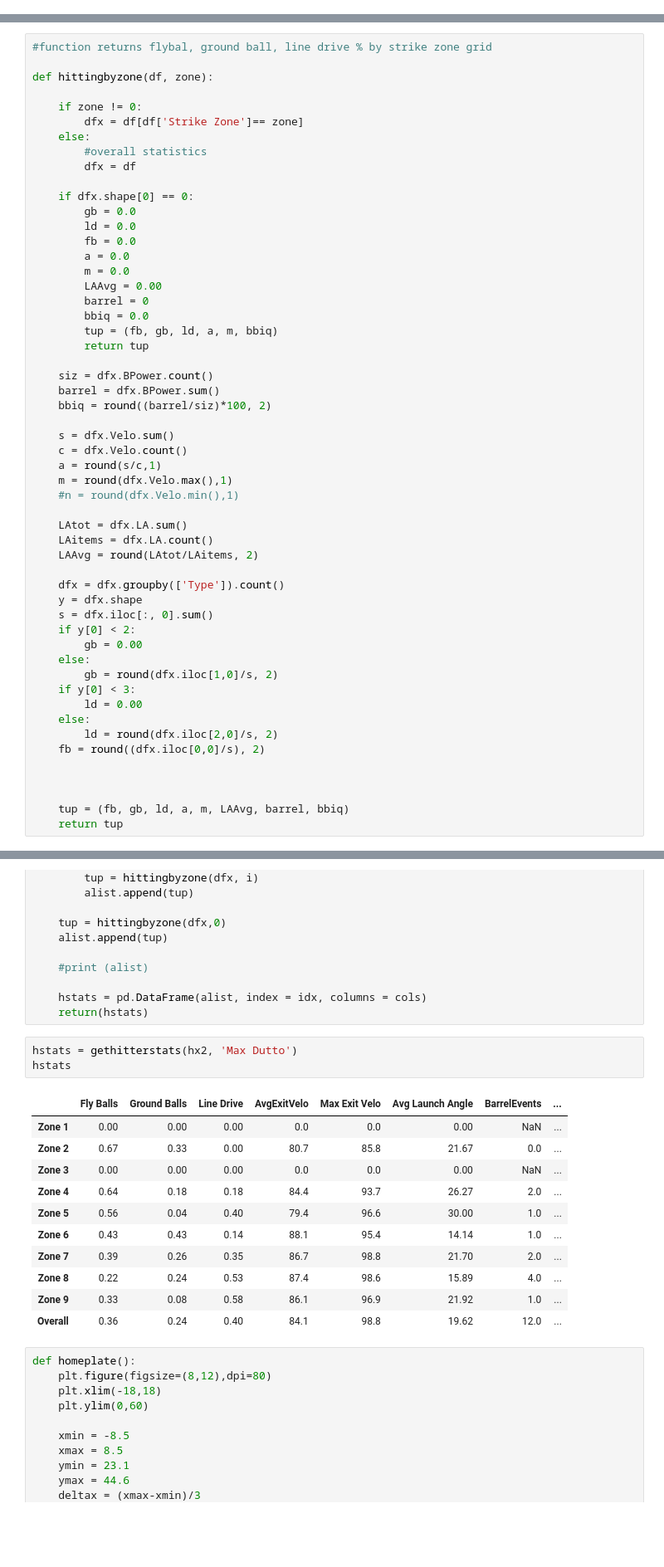
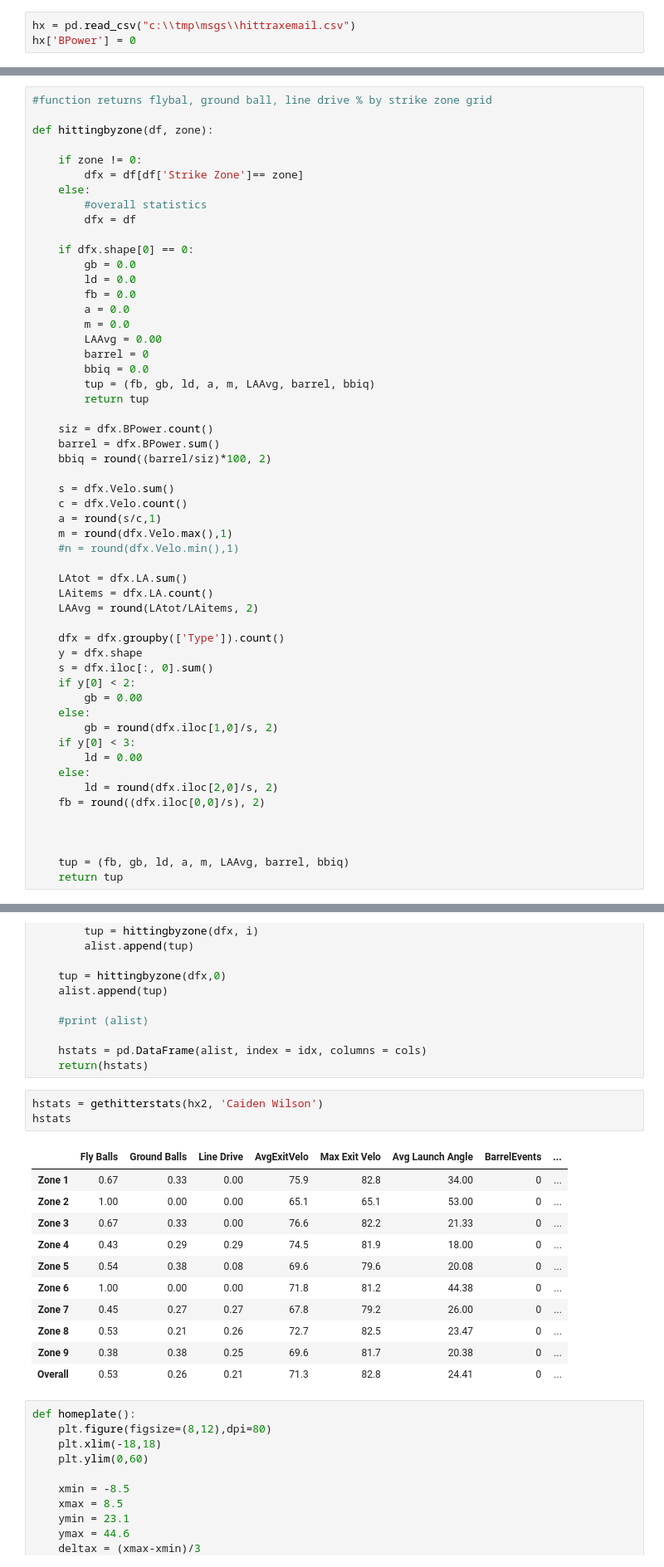
Before and after one commit to sumairshah/Driveline-Hitters, a Jupyter notebook: hitters.ipynb, the cells around one changed output, grey strips where cells are left out. Shown at 83% size. Cells and saved outputs as stored; diff of their text form; blank space fills up the shorter version.

Commit message:
this is still ugly - but can read from emailed hittrax we collated or original carahittah

```diff
--- a/hitters.ipynb
+++ b/hitters.ipynb
@@ -79,3 +62,6 @@ hx.sample(60)
+# %%
+hx = pd.read_csv("c:\\tmp\msgs\\hittraxemail.csv")
+hx['BPower'] = 0
 # %%
 def removefloats(row):
     if type (row['User']) == float:
@@ -196,7 +213,7 @@ def hittingbyzone(df, zone):
         LAAvg = 0.00
         barrel = 0
         bbiq = 0.0
-        tup = (fb, gb, ld, a, m, bbiq)
+        tup = (fb, gb, ld, a, m, LAAvg, barrel, bbiq)
         return tup
 
     siz = dfx.BPower.count()
@@ -253,20 +270,20 @@ def gethitterstats(df, hittername):
     hstats = pd.DataFrame(alist, index = idx, columns = cols)
     return(hstats)
 # %%
-hstats = gethitterstats(hx2, 'Max Dutto')
+hstats = gethitterstats(hx2, 'Caiden Wilson')
 hstats
 # %% [output]
 |  | Fly Balls | Ground Balls | Line Drive | AvgExitVelo | Max Exit Velo | Avg Launch Angle | BarrelEvents | ... |
-| Zone 1 | 0.00 | 0.00 | 0.00 | 0.0 | 0.0 | 0.00 | NaN | ... |
-| Zone 2 | 0.67 | 0.33 | 0.00 | 80.7 | 85.8 | 21.67 | 0.0 | ... |
-| Zone 3 | 0.00 | 0.00 | 0.00 | 0.0 | 0.0 | 0.00 | NaN | ... |
-| Zone 4 | 0.64 | 0.18 | 0.18 | 84.4 | 93.7 | 26.27 | 2.0 | ... |
-| Zone 5 | 0.56 | 0.04 | 0.40 | 79.4 | 96.6 | 30.00 | 1.0 | ... |
-| Zone 6 | 0.43 | 0.43 | 0.14 | 88.1 | 95.4 | 14.14 | 1.0 | ... |
-| Zone 7 | 0.39 | 0.26 | 0.35 | 86.7 | 98.8 | 21.70 | 2.0 | ... |
-| Zone 8 | 0.22 | 0.24 | 0.53 | 87.4 | 98.6 | 15.89 | 4.0 | ... |
-| Zone 9 | 0.33 | 0.08 | 0.58 | 86.1 | 96.9 | 21.92 | 1.0 | ... |
-| Overall | 0.36 | 0.24 | 0.40 | 84.1 | 98.8 | 19.62 | 12.0 | ... |
+| Zone 1 | 0.67 | 0.33 | 0.00 | 75.9 | 82.8 | 34.00 | 0 | ... |
+| Zone 2 | 1.00 | 0.00 | 0.00 | 65.1 | 65.1 | 53.00 | 0 | ... |
+| Zone 3 | 0.67 | 0.33 | 0.00 | 76.6 | 82.2 | 21.33 | 0 | ... |
+| Zone 4 | 0.43 | 0.29 | 0.29 | 74.5 | 81.9 | 18.00 | 0 | ... |
+| Zone 5 | 0.54 | 0.38 | 0.08 | 69.6 | 79.6 | 20.08 | 0 | ... |
+| Zone 6 | 1.00 | 0.00 | 0.00 | 71.8 | 81.2 | 44.38 | 0 | ... |
+| Zone 7 | 0.45 | 0.27 | 0.27 | 67.8 | 79.2 | 26.00 | 0 | ... |
+| Zone 8 | 0.53 | 0.21 | 0.26 | 72.7 | 82.5 | 23.47 | 0 | ... |
+| Zone 9 | 0.38 | 0.38 | 0.25 | 69.6 | 81.7 | 20.38 | 0 | ... |
+| Overall | 0.53 | 0.26 | 0.21 | 71.3 | 82.8 | 24.41 | 0 | ... |
 # %%
 def homeplate():
     plt.figure(figsize=(8,12),dpi=80)
```
Also changed, not shown: parts of 11 cells of this notebook.
